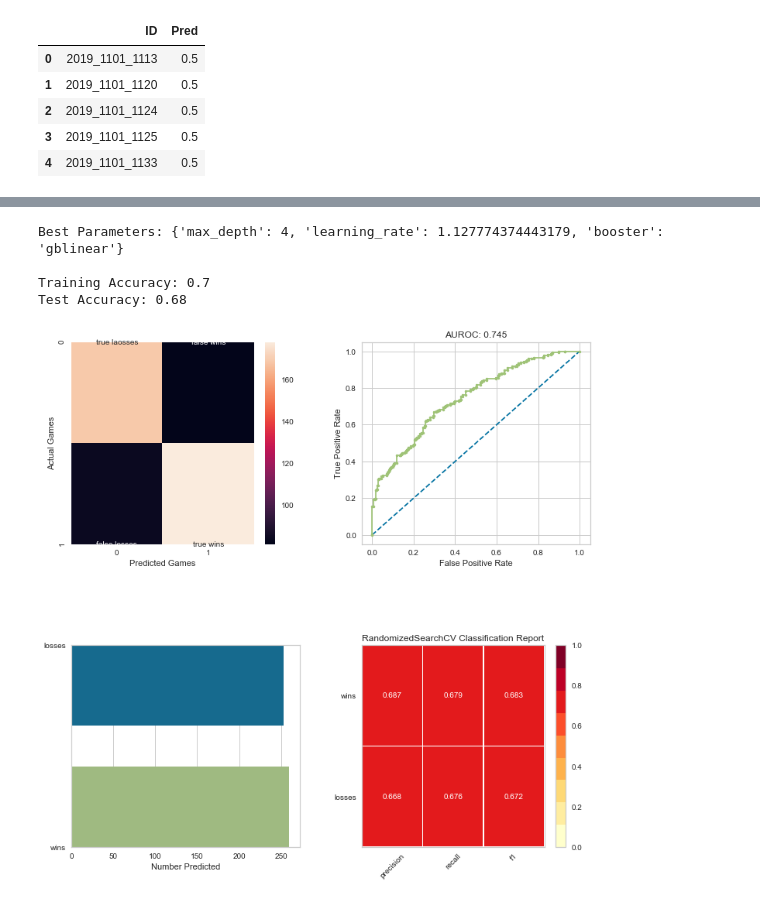
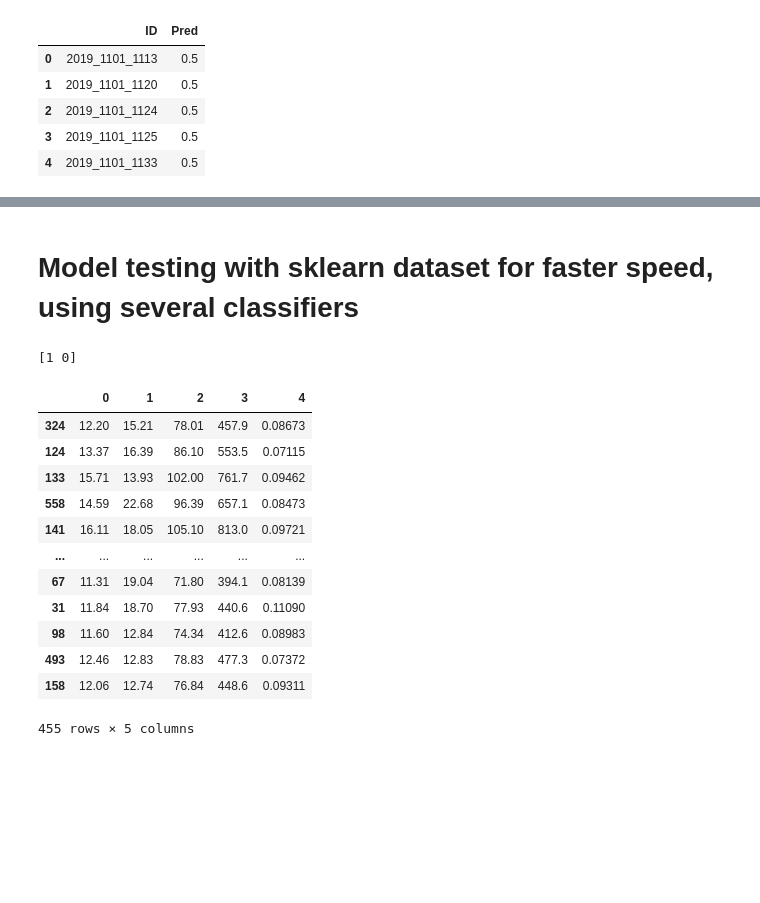
Before and after one commit to Ryan-Kinsella/Kaggle-NCAA-ML-Competition-2020, a Jupyter notebook: Ryan/Models.ipynb, the cells around one changed output, grey strips where cells are left out. Cells and saved outputs as stored; diff of their text form; code cells hidden in the pictures; blank space fills up the shorter version.

```diff
--- a/Ryan/Models.ipynb
+++ b/Ryan/Models.ipynb
@@ -743,32 +696,0 @@ def clfy_report_xgb(clf, X_train, X_test, y_train, y_test, param_grid, clf_label
-# %%
-# Tune Logistic Regression for optimal regularization strength
-# and regularization method (penalty):
-import xgboost as xgb
-from sklearn.model_selection import GridSearchCV, RandomizedSearchCV
-xgb_clf = xgb.XGBClassifier(n_jobs=-1)  # XBGoost classifier, n_jobs=-1 uses all processors available
-xgb_param_grid = {
-    'learning_rate': np.logspace(start=0.01, stop=0.2, num=10, endpoint = True), # see last example in np.logspace documentation
-    'max_depth': [2,3,4,5],
-    'booster': ['gbtree', 'gblinear', 'dart']
-}
-# xgb_search = RandomizedSearchCV(xgb_clf, param_distributions=xgb_param_grid,
-#                                    n_iter=10)
-
-# xgb_search.fit(X, y)
-
-xgb_search, train_accuracy, test_accuracy, auc, logloss = clfy_report_xgb(
-    xgb_clf,
-    X_train,
-    X_test,
-    y_train,
-    y_test,
-    xgb_param_grid,
-    cv=10,
-    scale=True
-)
-# %% [output]
-Best Parameters: {'max_depth': 4, 'learning_rate': 1.127774374443179, 'booster': 'gblinear'}
-
-Training Accuracy: 0.7
-Test Accuracy: 0.68
-[figure, removed]
@@ -782,0 +697,26 @@ Test Accuracy: 0.68
+# %% [markdown]
+# Model testing with sklearn dataset for faster speed, using several classifiers
+# %%
+# For model testing purposes, faster runtime for 120 x 4
+from sklearn import datasets
+iris = datasets.load_breast_cancer()
+X = pd.DataFrame(iris.data[:, :5])  # we only take the first five features.
+y = pd.DataFrame(iris.target)
+X_train, X_test, y_train, y_test = train_test_split(X, y, test_size=0.2)
+print(y_train[0].unique()) # binary classfication
+X_train
+# %% [output]
+[1 0]
+|  | 0 | 1 | 2 | 3 | 4 |
+| 324 | 12.20 | 15.21 | 78.01 | 457.9 | 0.08673 |
+| 124 | 13.37 | 16.39 | 86.10 | 553.5 | 0.07115 |
+| 133 | 15.71 | 13.93 | 102.00 | 761.7 | 0.09462 |
+| 558 | 14.59 | 22.68 | 96.39 | 657.1 | 0.08473 |
+| 141 | 16.11 | 18.05 | 105.10 | 813.0 | 0.09721 |
+| ... | ... | ... | ... | ... | ... |
+| 67 | 11.31 | 19.04 | 71.80 | 394.1 | 0.08139 |
+| 31 | 11.84 | 18.70 | 77.93 | 440.6 | 0.11090 |
+| 98 | 11.60 | 12.84 | 74.34 | 412.6 | 0.08983 |
+| 493 | 12.46 | 12.83 | 78.83 | 477.3 | 0.07372 |
+| 158 | 12.06 | 12.74 | 76.84 | 448.6 | 0.09311 |
+455 rows × 5 columns
```
Also changed, not shown: parts of 10 cells of this notebook, 2 other files.
